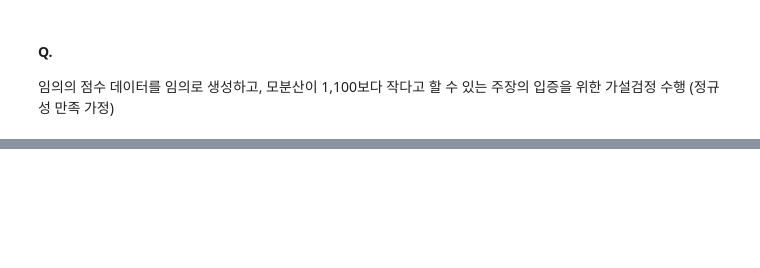
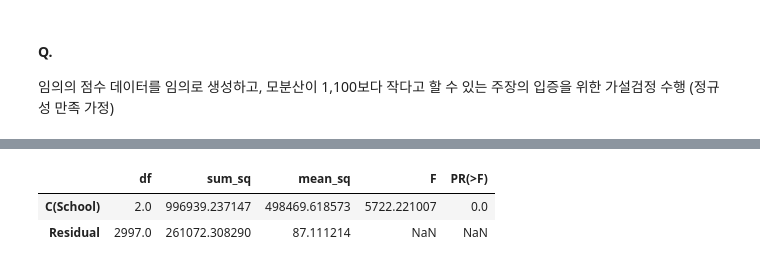
Before and after one commit to kbr1218/dataAnalysisTest, a Jupyter notebook: part03_chap01.ipynb, the cells around one changed output, grey strips where cells are left out. Saved outputs shown, nothing was run; the diff lists cells and outputs as text; code cells hidden in the pictures; blank space fills up the shorter version.

```diff
--- a/part03_chap01.ipynb
+++ b/part03_chap01.ipynb
@@ -296,0 +473,8 @@ TtestResult(statistic=-2.2186641577772956, pvalue=0.046550122110569664, df=12.0)
+# %%
+# anova_lm 함수를 사용해 분산분석
+result = anova_lm(one_way)
+result
+# %% [output]
+|  | df | sum_sq | mean_sq | F | PR(>F) |
+| C(School) | 2.0 | 996939.237147 | 498469.618573 | 5722.221007 | 0.0 |
+| Residual | 2997.0 | 261072.308290 | 87.111214 | NaN | NaN |
```
Also changed, not shown: parts of 116 cells of this notebook.
